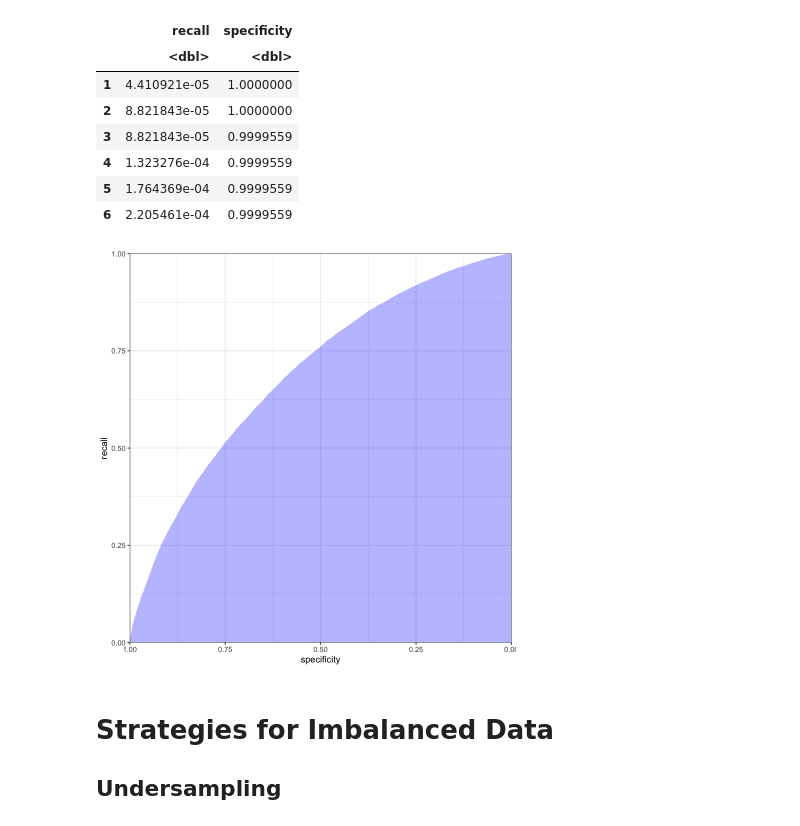
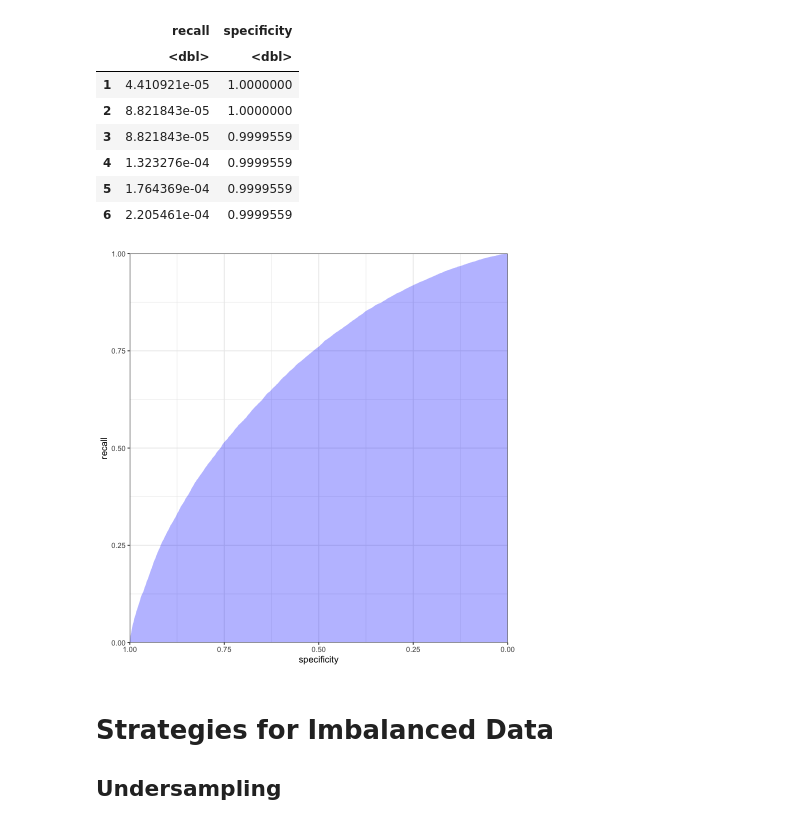
Before and after one commit to gedeck/practical-statistics-for-data-scientists, a Jupyter notebook: R/notebooks/Chapter 5 - Classification.ipynb, the cells around one changed output. Cells and saved outputs as stored; diff of their text form; code cells hidden in the pictures.

```diff
--- a/R/notebooks/Chapter 5 - Classification.ipynb
+++ b/R/notebooks/Chapter 5 - Classification.ipynb
@@ -414,13 +414,13 @@ A data.frame: 6 × 2
 # %%
 graph <- ggplot(roc_df, aes(specificity)) +
   geom_ribbon(aes(ymin=0, ymax=recall), fill='blue', alpha=.3) +
   scale_x_reverse(expand=c(0, 0)) +
   scale_y_continuous(expand=c(0, 0)) +
   labs(y='recall') +
-  theme_bw()
+  theme_bw() + theme(plot.margin=unit(c(5.5, 10, 5.5, 5.5), "points"))
 graph
 # %% [output]
-[figure, old version]
+[figure, new version]
 # %% [markdown]
 # Strategies for Imbalanced Data
 ## Undersampling
```
Also changed, not shown: parts of 2 cells of this notebook, 11 other files.
